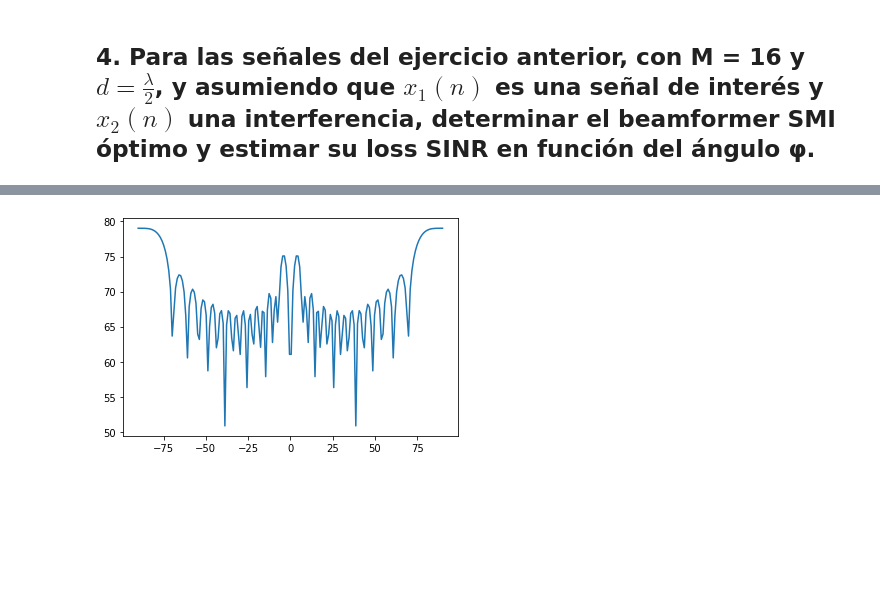
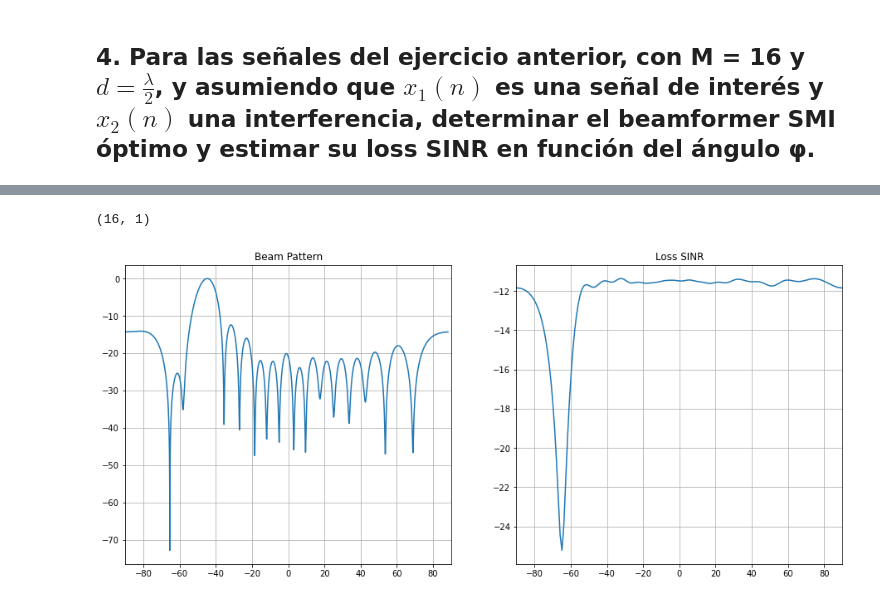
Before and after one commit to ManuMollon261297/PASA, a Jupyter notebook: TP6-Arreglos/ArreglosAdaptativos.ipynb, the cells around one changed output, grey strips where cells are left out. Saved outputs shown, nothing was run; the diff lists cells and outputs as text; code cells hidden in the pictures; blank space fills up the shorter version.

```diff
--- a/TP6-Arreglos/ArreglosAdaptativos.ipynb
+++ b/TP6-Arreglos/ArreglosAdaptativos.ipynb
@@ -147,30 +164,30 @@ def SampleMatrixInversion(x):
   K = x.shape[0]
   M = x.shape[1]
   result = np.zeros(shape=(M,M))
-  for i in range(1,K):
-    result = result + (1/K)*np.matmul( np.flip(x[i]), np.conj(x[i]) )
+  for i in range(0,K):
+    result = result + (1/K)*np.matmul( x[i].reshape(M,1), np.conj(x[i]).reshape(1,M)  )
   return result
 
 def GetCoefsAndLossSINR(x,d,lambda_c,phi_s, sigma_w):
   M = x.shape[1]
-  r = SampleMatrixInversion(x) + 1e-9*np.eye(M)
-  print(r.shape)
+  r = SampleMatrixInversion(x)
   inv_r= np.linalg.inv( r ) #Sample Matrix inversion
   phase = -1j*( 2*math.pi*d*np.sin(phi_s)*np.linspace(start=0,stop=M-1,num=M,dtype=int) )/lambda_c
-  v = np.exp( phase ) #Vector respuesta del arreglo
-  c = np.matmul(inv_r,np.flip(v))
-  den = np.dot( np.conj(v), c)
+  v = (1/np.sqrt(M))*np.exp( phase ) #Vector respuesta del arreglo
+  c = np.matmul(inv_r,v.reshape(M,1))
+  den = np.dot( np.conj(v), c)[0]
+  c_opt = c / den
   #Caluclo la SINR loss
   angle_array = np.linspace(start=-math.pi/2,stop=math.pi/2, num=180)
-  loss_array = np.zeros(angle_array.shape)
+  loss_array = np.zeros(angle_array.shape, dtype=complex)
   for i in range(0,len(angle_array)):
     angle = angle_array[i]
     phase = -1j*( 2*math.pi*d*np.sin(angle)*np.linspace(start=0,stop=M-1,num=M,dtype=int) )/lambda_c
-    v = np.exp( phase ) #Vector respuesta del arreglo
-    c = np.matmul(inv_r,np.flip(v))
-    den = np.dot( np.conj(v), c)
+    v = (1/np.sqrt(M))*np.exp( phase ) #Vector respuesta del arreglo
+    c = np.matmul(inv_r,v.reshape(M,1))
+    den = np.dot( np.conj(v), c)[0]
     loss_array[i] = (sigma_w**2)*den
-  return c/den,  loss_array
+  return c_opt,  loss_array
 # %%
 #Parametros
 N = 4096
@@ -196,6 +211,13 @@ coefs, losses = GetCoefsAndLossSINR(recieved,d,lambda_c,phi_x1, sigma_n)
-# %%
-angle_array = np.linspace(start=-90,stop=90, num=180)
-plt.plot(angle_array, 10*np.log10(abs(losses)) )
-plt.show()
-# %% [output]
-[figure, removed]
+# %%
+print(coefs.shape)
+phi_vect, beam_pattern = CalcBeamPattern(M,coefs.reshape(M),N)
+angle_array = np.linspace(start=-90,stop=90, num=180)
+
+fig_a = plt.figure(figsize=(12,5))
+plt.subplots_adjust(top = 1, bottom = 0, right = 1, left = 0, hspace = 0.2, wspace = 0.2)
+MakeSubplot(phi_vect, 10*np.log10(beam_pattern+1e-9),fig_a,1,2,1,title="Beam Pattern")
+MakeSubplot(angle_array, 10*np.log10(abs(losses)),fig_a,1,2,2,title="Loss SINR")
+plt.show()
+# %% [output]
+(16, 1)
+[figure, added]
```
Also changed, not shown: parts of 5 cells of this notebook.
